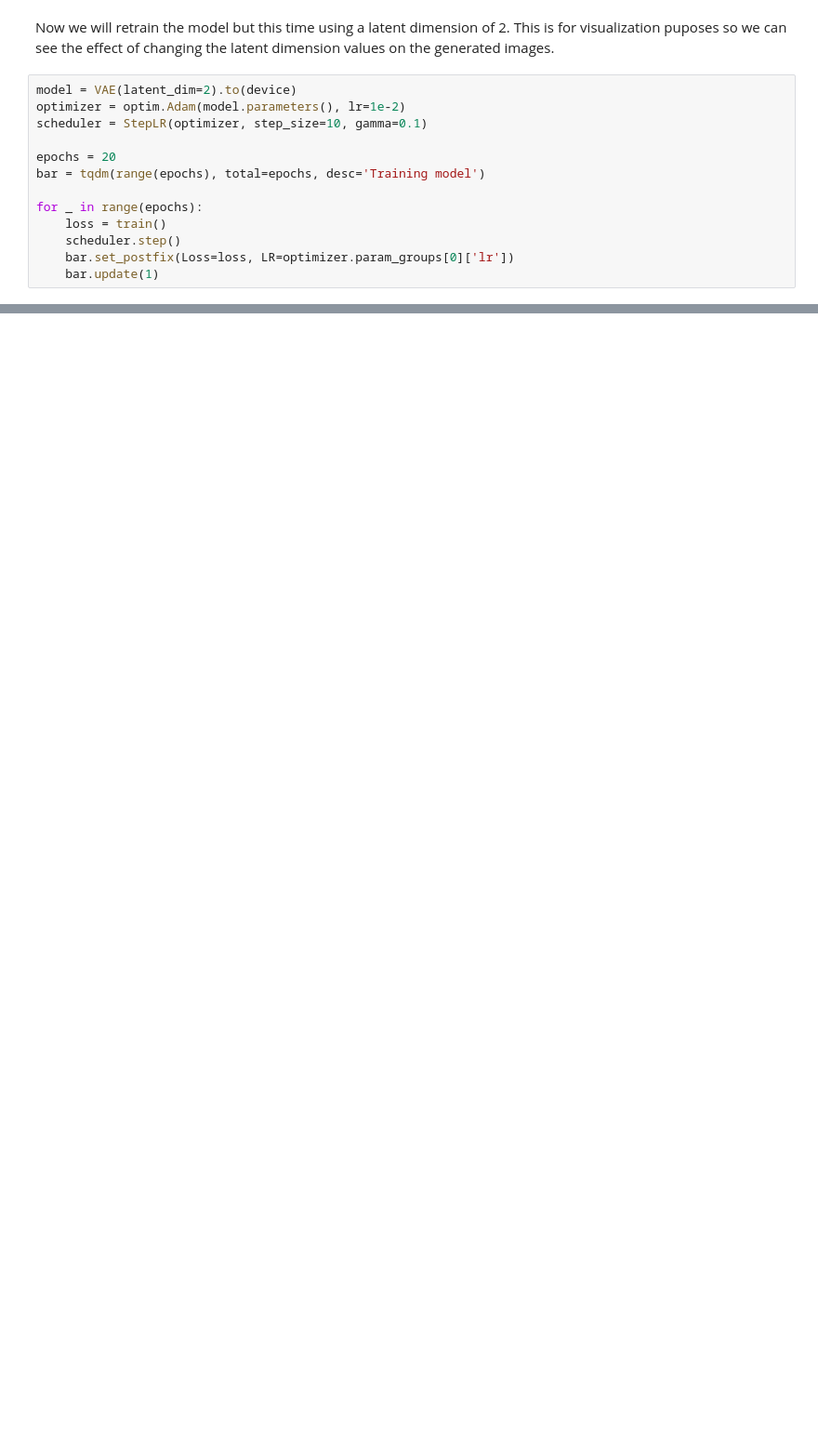
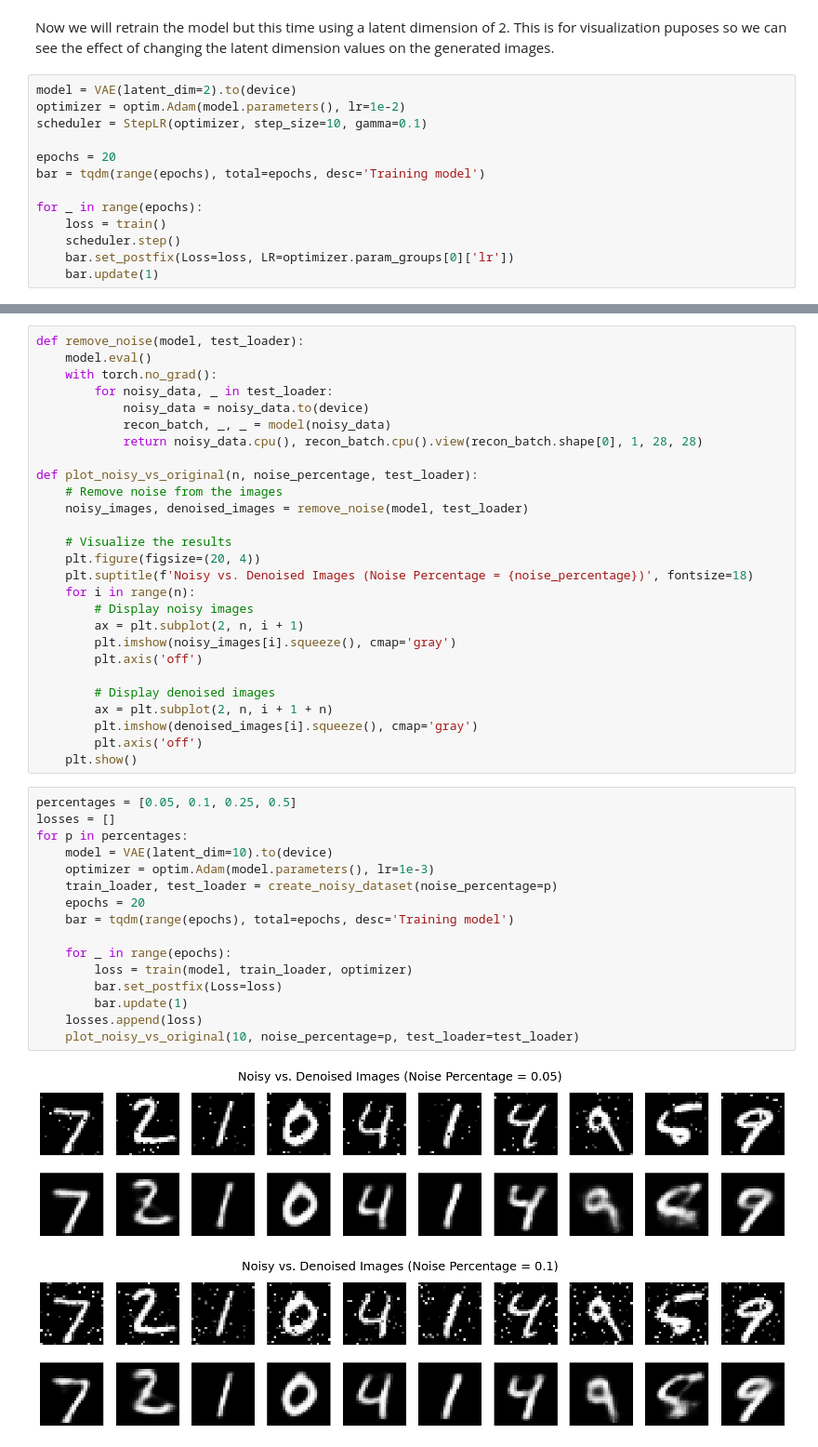
Before and after one commit to readytensor/rt_img_compression_autoencoder, a Jupyter notebook: vae.ipynb, the cells around one changed output, grey strips where cells are left out. Shown at 93% size. Cells and saved outputs as stored; diff of their text form; blank space fills up the shorter version.

Commit message:
added noise removal

```diff
--- a/vae.ipynb
+++ b/vae.ipynb
@@ -190,0 +278,46 @@ generate_2d_grid_plot()
+# %%
+def remove_noise(model, test_loader):
+    model.eval()
+    with torch.no_grad():
+        for noisy_data, _ in test_loader:
+            noisy_data = noisy_data.to(device)
+            recon_batch, _, _ = model(noisy_data)
+            return noisy_data.cpu(), recon_batch.cpu().view(recon_batch.shape[0], 1, 28, 28)
+
+def plot_noisy_vs_original(n, noise_percentage, test_loader):
+    # Remove noise from the images
+    noisy_images, denoised_images = remove_noise(model, test_loader)
+
+    # Visualize the results
+    plt.figure(figsize=(20, 4))
+    plt.suptitle(f'Noisy vs. Denoised Images (Noise Percentage = {noise_percentage})', fontsize=18)
+    for i in range(n):
+        # Display noisy images
+        ax = plt.subplot(2, n, i + 1)
+        plt.imshow(noisy_images[i].squeeze(), cmap='gray')
+        plt.axis('off')
+
+        # Display denoised images
+        ax = plt.subplot(2, n, i + 1 + n)
+        plt.imshow(denoised_images[i].squeeze(), cmap='gray')
+        plt.axis('off')
+    plt.show()
+# %%
+percentages = [0.05, 0.1, 0.25, 0.5]
+losses = []
+for p in percentages:
+    model = VAE(latent_dim=10).to(device)
+    optimizer = optim.Adam(model.parameters(), lr=1e-3)
+    train_loader, test_loader = create_noisy_dataset(noise_percentage=p)
+    epochs = 20
+    bar = tqdm(range(epochs), total=epochs, desc='Training model')
+
+    for _ in range(epochs):
+        loss = train(model, train_loader, optimizer)
+        bar.set_postfix(Loss=loss)
+        bar.update(1)
+    losses.append(loss)
+    plot_noisy_vs_original(10, noise_percentage=p, test_loader=test_loader)
+# %% [output]
+[figure, added]
+[figure, added]
```
Also changed, not shown: parts of 8 cells of this notebook.
